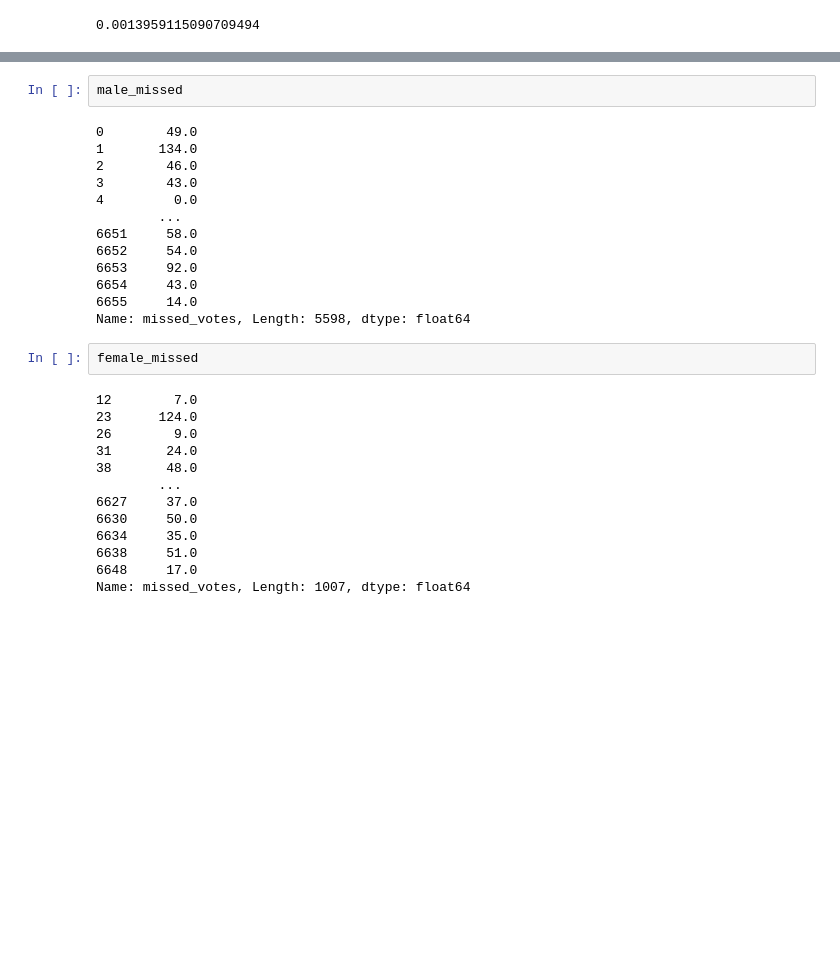
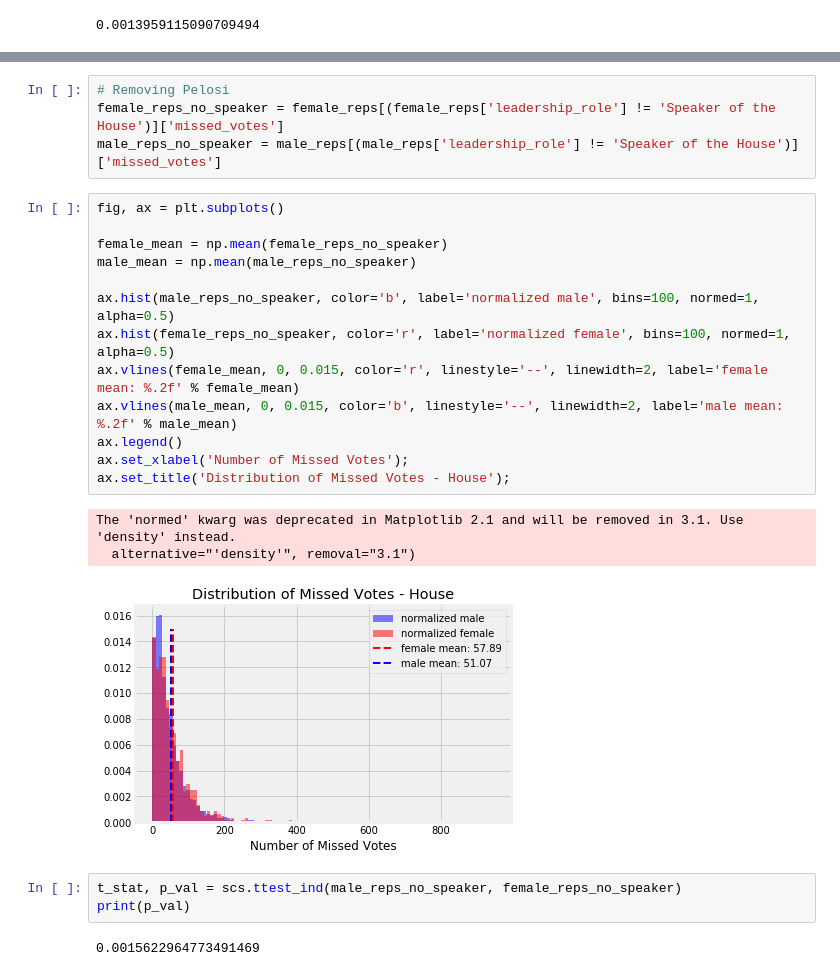
Before and after one commit to rcohngru/congressional-voting-eda, a Jupyter notebook: Post Capstone EDA/Gender.ipynb, the cells around one changed output, grey strips where cells are left out. Drawn from its saved outputs; the diff is of its cells as text; blank space fills up the shorter version.

Commit message:
ran ttests for gender

```diff
--- a/Post Capstone EDA/Gender.ipynb
+++ b/Post Capstone EDA/Gender.ipynb
@@ -153,30 +143,26 @@ dist.cdf(p_val)
-# %%
-male_missed
-# %% [output]
-0        49.0
-1       134.0
-2        46.0
-3        43.0
-4         0.0
-        ...
-6651     58.0
-6652     54.0
-6653     92.0
-6654     43.0
-6655     14.0
-Name: missed_votes, Length: 5598, dtype: float64
-# %%
-female_missed
-# %% [output]
-12        7.0
-23      124.0
-26        9.0
-31       24.0
-38       48.0
-        ...
-6627     37.0
-6630     50.0
-6634     35.0
-6638     51.0
-6648     17.0
-Name: missed_votes, Length: 1007, dtype: float64
+# %%
+# Removing Pelosi
+female_reps_no_speaker = female_reps[(female_reps['leadership_role'] != 'Speaker of the House')]['missed_votes']
+male_reps_no_speaker = male_reps[(male_reps['leadership_role'] != 'Speaker of the House')]['missed_votes']
+# %%
+fig, ax = plt.subplots()
+
+female_mean = np.mean(female_reps_no_speaker)
+male_mean = np.mean(male_reps_no_speaker)
+
+ax.hist(male_reps_no_speaker, color='b', label='normalized male', bins=100, normed=1, alpha=0.5)
+ax.hist(female_reps_no_speaker, color='r', label='normalized female', bins=100, normed=1, alpha=0.5)
+ax.vlines(female_mean, 0, 0.015, color='r', linestyle='--', linewidth=2, label='female mean: %.2f' % female_mean)
+ax.vlines(male_mean, 0, 0.015, color='b', linestyle='--', linewidth=2, label='male mean: %.2f' % male_mean)
+ax.legend()
+ax.set_xlabel('Number of Missed Votes');
+ax.set_title('Distribution of Missed Votes - House');
+# %% [output]
+The 'normed' kwarg was deprecated in Matplotlib 2.1 and will be removed in 3.1. Use 'density' instead.
+  alternative="'density'", removal="3.1")
+[figure, added]
+# %%
+t_stat, p_val = scs.ttest_ind(male_reps_no_speaker, female_reps_no_speaker)
+print(p_val)
+# %% [output]
+0.0015622964773491469
```
Also changed, not shown: parts of 28 cells of this notebook, 9 other files.
